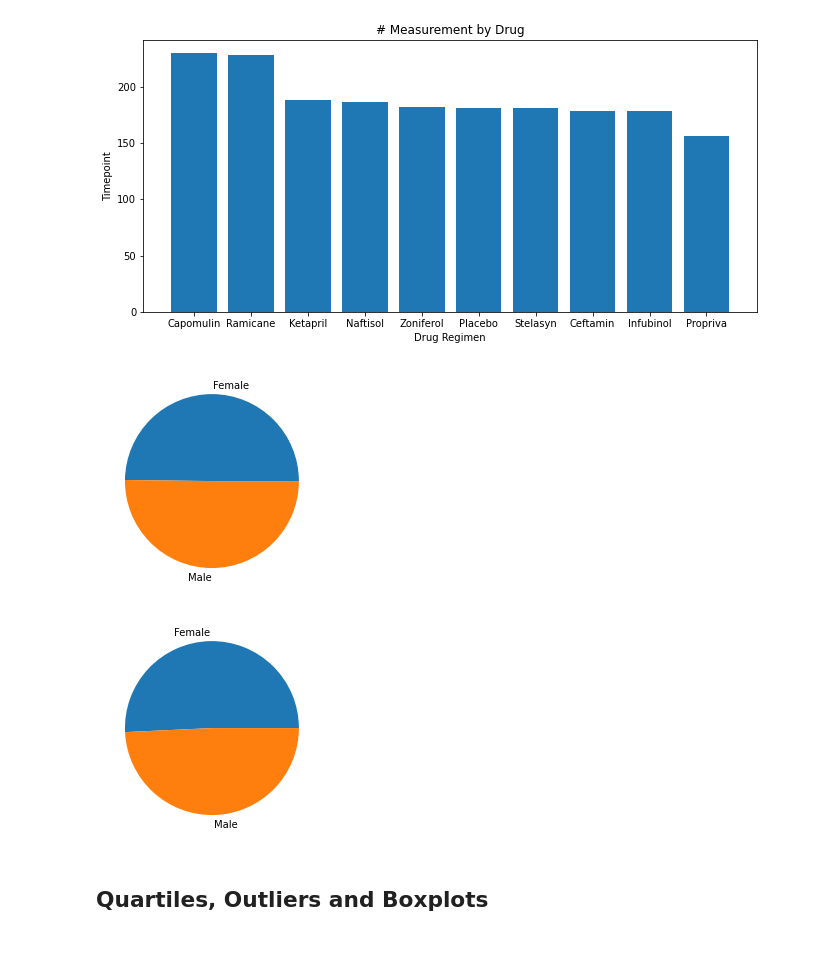
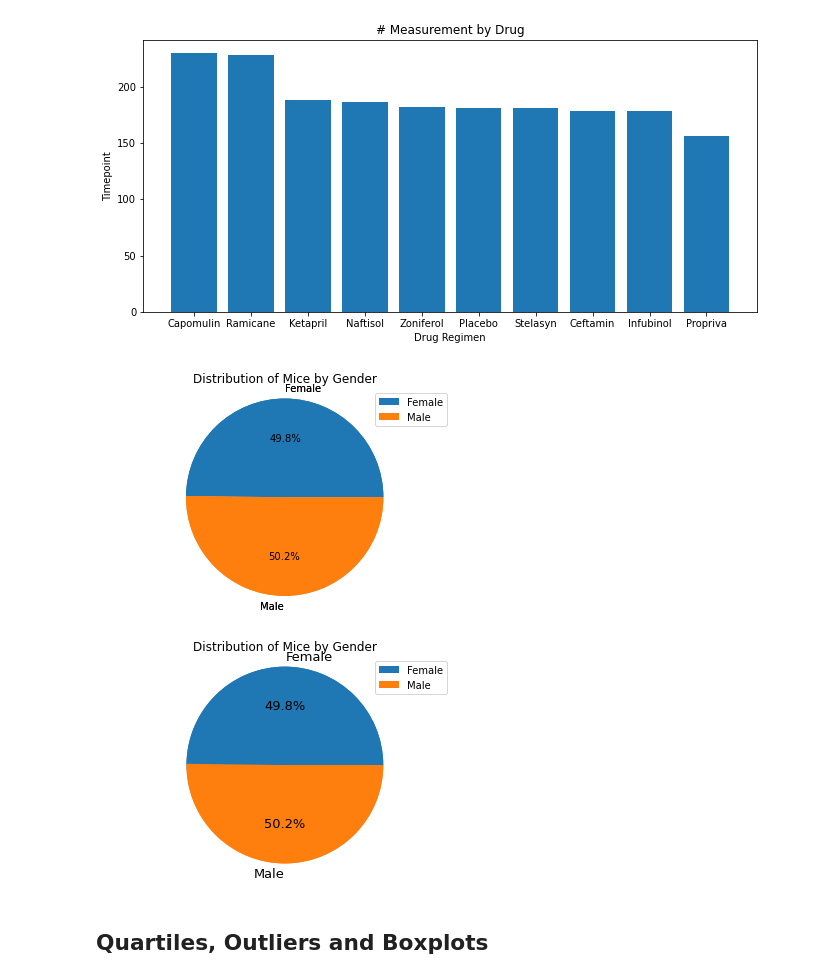
Before and after one commit to AnneNiemiec/Matplotlib, a Jupyter notebook: pymaceuticals.ipynb, the cells around one changed output. Saved outputs shown, nothing was run; the diff lists cells and outputs as text; code cells hidden in the pictures; blank space fills up the shorter version.

```diff
--- a/pymaceuticals.ipynb
+++ b/pymaceuticals.ipynb
@@ -182,26 +182,30 @@ plt.show()
 # %%
 # Generate a pie plot showing the distribution of female versus male mice using pandas
 
 #data
 df_mice_gender=df_combined_clean.groupby(['Sex'])['Mouse ID'].nunique()
 df_mice_gender.plot.pie(y='Mouse ID')
-plt.ylabel("")
-# data.plot.pie(autopct="%1.1f%%")
+
 #Formatting
+fig1=df_mice_gender.plot.pie(autopct='%1.1f%%',legend=True,title="Distribution of Mice by Gender")
+plt.ylabel(" ")
+plt.axis("equal")
+
 plt.show()
 # %% [output]
-[figure, old version]
+[figure, new version]
 # %%
 # Generate a pie plot showing the distribution of female versus male mice using pyplot
 mice_gender_count=df_combined_clean['Sex'].value_counts().to_list()
-plt.pie(mice_gender_count, labels=['Female','Male'])
+plt.pie(mice_gender_count)
 
 #Formatting
-# plt.title("Gender of Mice")
-# data.plot.pie(autopct="%1.1f%%")
+fig2=df_mice_gender.plot.pie(autopct='%1.1f%%',fontsize=13,legend=True,title="Distribution of Mice by Gender")
+plt.ylabel(" ")
+plt.axis("equal")
 plt.show()
 # %% [output]
-[figure, old version]
+[figure, new version]
 # %% [markdown]
 ## Quartiles, Outliers and Boxplots
 # %%
```
Also changed, not shown: parts of 2 cells of this notebook.
